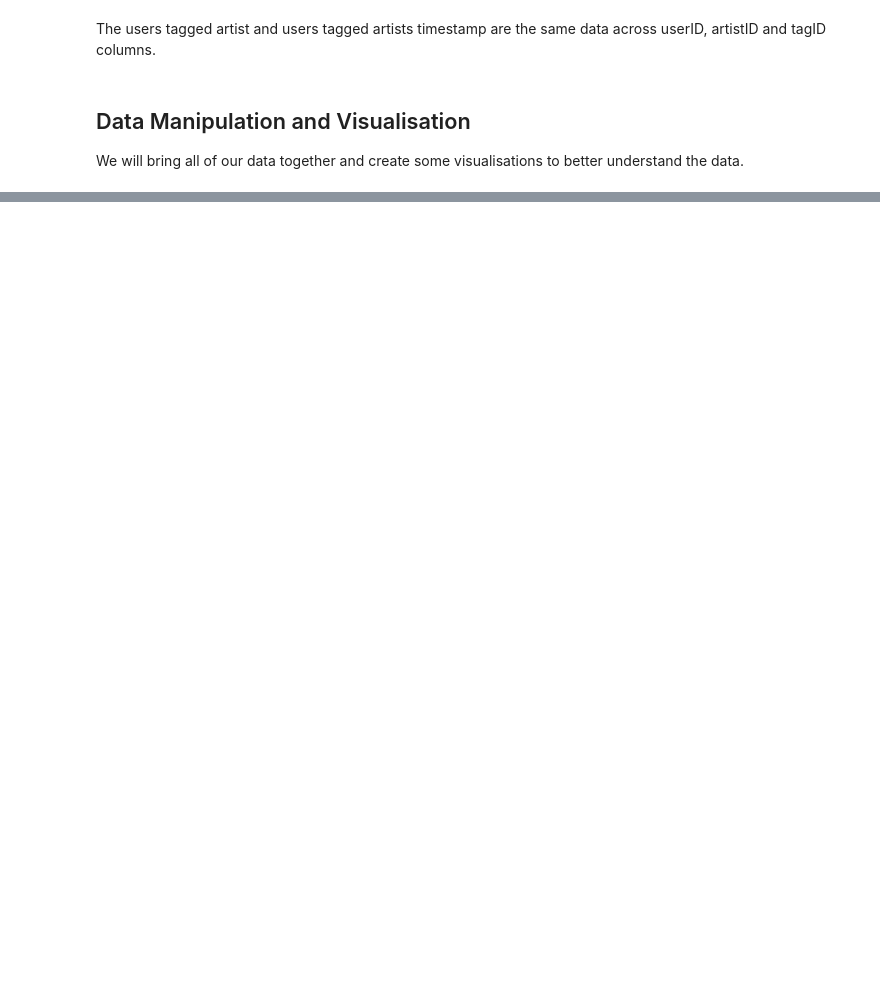
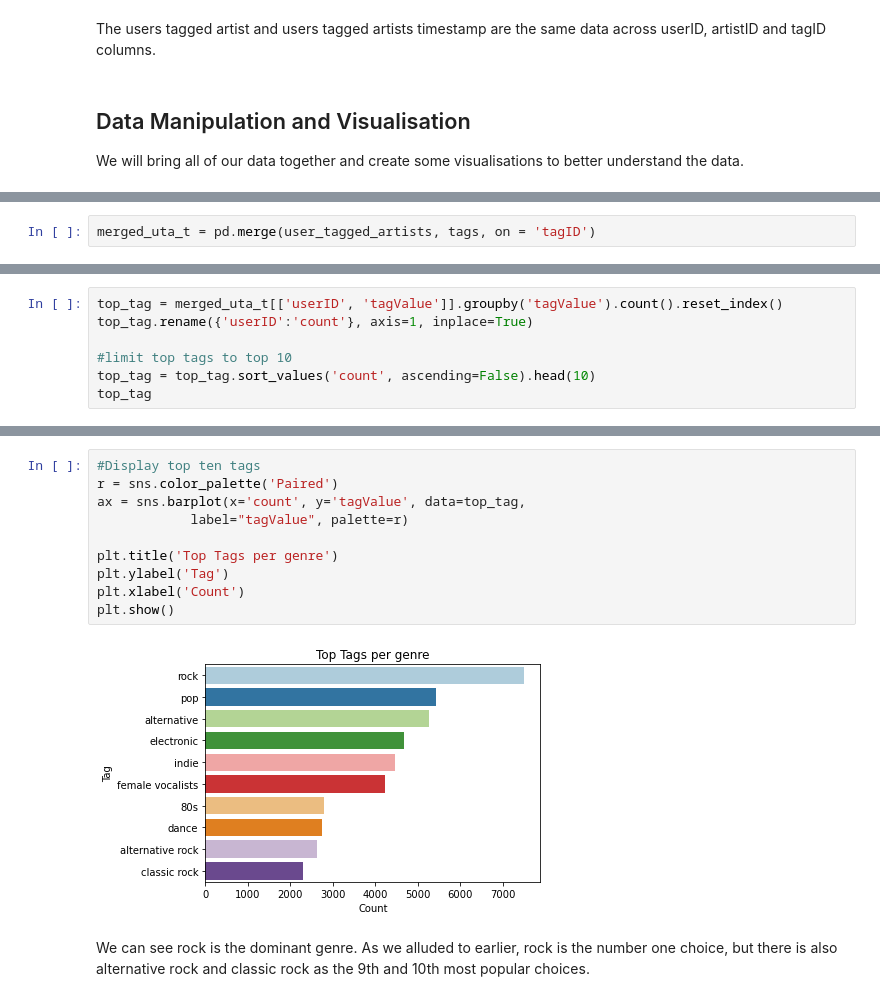
Before and after one commit to dockreg/ca4015_assignment_3, a Jupyter notebook: Data_Exploration.ipynb, the cells around one changed output, grey strips where cells are left out. Drawn from its saved outputs; the diff is of its cells as text; blank space fills up the shorter version.

```diff
--- a/Data_Exploration.ipynb
+++ b/Data_Exploration.ipynb
@@ -439,0 +372,2 @@ def split_dataframe(df, holdout_fraction=0.1):
+# %%
+merged_uta_t = pd.merge(user_tagged_artists, tags, on = 'tagID')
@@ -439,0 +385,7 @@ def split_dataframe(df, holdout_fraction=0.1):
+# %%
+top_tag = merged_uta_t[['userID', 'tagValue']].groupby('tagValue').count().reset_index()
+top_tag.rename({'userID':'count'}, axis=1, inplace=True)
+
+#limit top tags to top 10
+top_tag = top_tag.sort_values('count', ascending=False).head(10)
+top_tag
@@ -439,0 +404,14 @@ def split_dataframe(df, holdout_fraction=0.1):
+# %%
+#Display top ten tags
+r = sns.color_palette('Paired')
+ax = sns.barplot(x='count', y='tagValue', data=top_tag,
+            label="tagValue", palette=r)
+
+plt.title('Top Tags per genre')
+plt.ylabel('Tag')
+plt.xlabel('Count')
+plt.show()
+# %% [output]
+[figure, added]
+# %% [markdown]
+We can see rock is the dominant genre. As we alluded to earlier, rock is the number one choice, but there is also alternative rock and classic rock as the 9th and 10th most popular choices.
```
Also changed, not shown: parts of 40 cells of this notebook.
